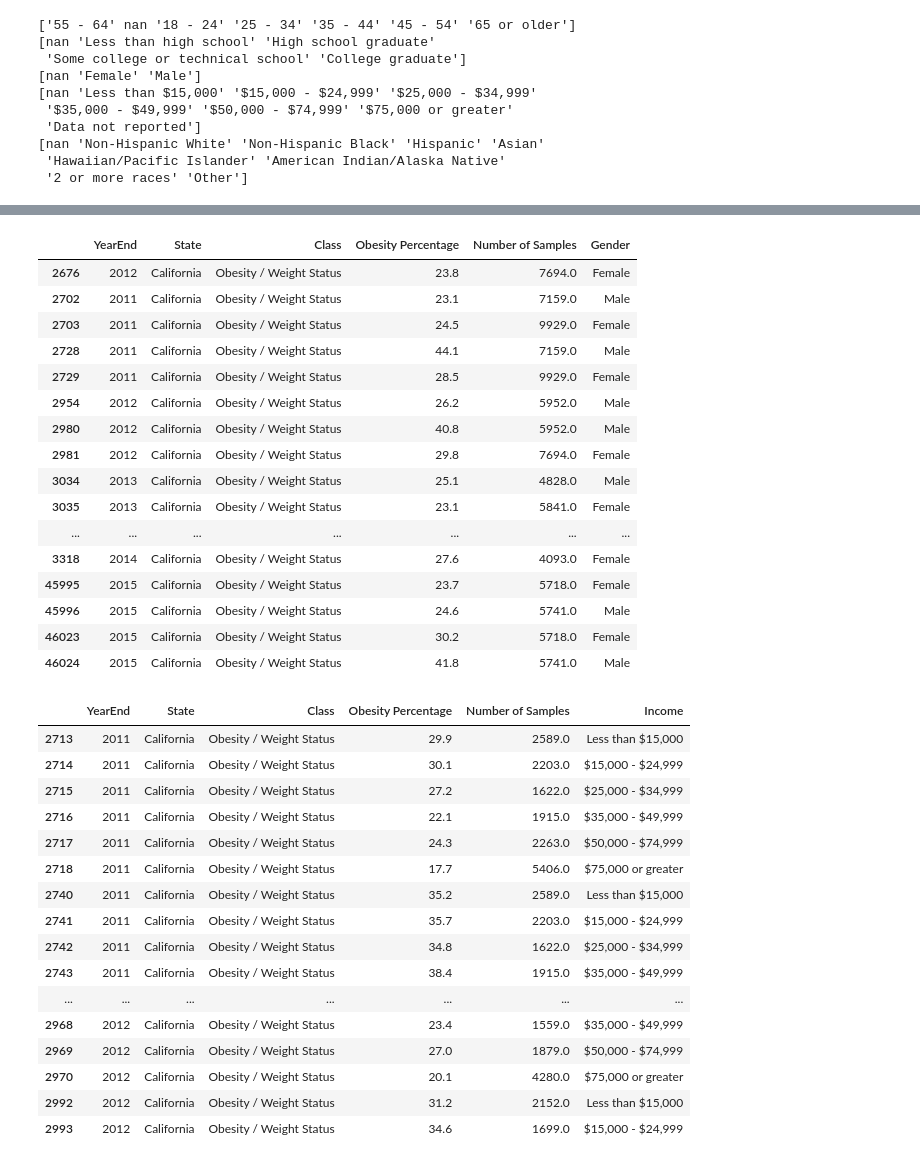
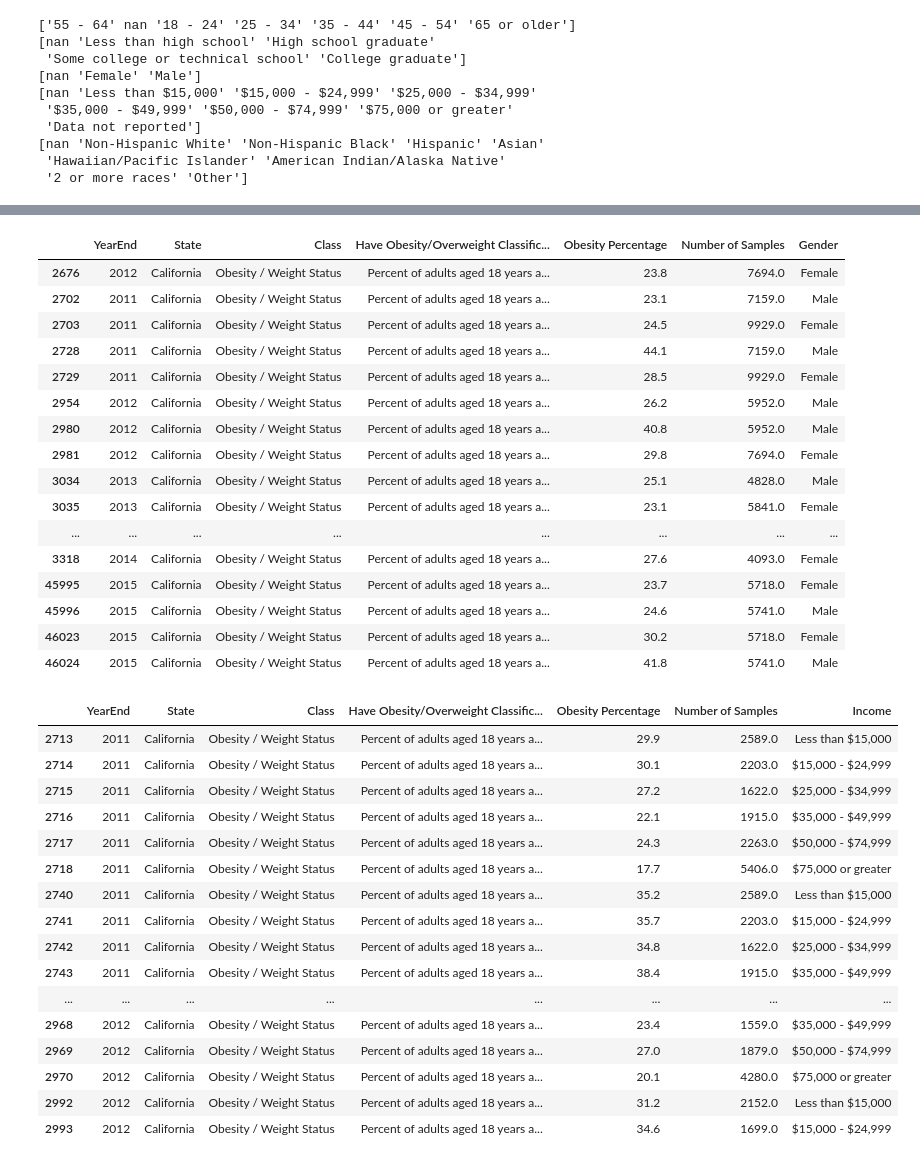
Before and after one commit to improvbutterfly/Fast-Food-Analysis-California, a Jupyter notebook: Analysis/Socioeconomic Status Data Cleaning.ipynb, the cells around one changed output, grey strips where cells are left out. Saved outputs shown, nothing was run; the diff lists cells and outputs as text; code cells hidden in the pictures.

```diff
--- a/Analysis/Socioeconomic Status Data Cleaning.ipynb
+++ b/Analysis/Socioeconomic Status Data Cleaning.ipynb
@@ -24,9 +24,13 @@ california_data = raw_socioeconomic_data_df.loc[((raw_socioeconomic_data_df["Loc
 california_data = california_data.rename({"LocationAbbr":"State (Abbreviation)",
                         "LocationDesc":"State",
                         "Datasource":"Source",
+                        "Question":"Have Obesity/Overweight Classification",
                         "Data_Value":"Obesity Percentage",
                         "Sample_Size":"Number of Samples",
                         "Education":"Level of Education"
                        }, axis='columns')
+
+california_data.loc[("have obesity" in string for string in california_data["Have Obesity/Overweight Classification"].astype("string")), "Have Obesity/Overweight Classification"] = "obesity"
+
 california_data
 # %% [output]
@@ -44,6 +48,6 @@ california_data
 | 50528 | 2016 | 2016 | CA | California | Behavioral Risk Factor Surveillan... | Obesity / Weight Status | Obesity / Weight Status | Percent of adults aged 18 years a... | ... |
 336 rows × 33 columns
 # %%
-california_data = california_data[["YearStart", "YearEnd", "State", "Class", "Obesity Percentage", "Number of Samples", "Age(years)", "Level of Education", "Gender", "Income", "Race/Ethnicity"]]
+california_data = california_data[["YearStart", "YearEnd", "State", "Class","Have Obesity/Overweight Classification", "Obesity Percentage", "Number of Samples", "Age(years)", "Level of Education", "Gender", "Income", "Race/Ethnicity"]]
 california_data
 # %% [output]
@@ -129,47 +133,47 @@ level_of_education_data.head(20)
 # %%
 gender_data = california_data.dropna(subset = ["Gender"])
-gender_data = gender_data[["YearEnd", "State", "Class", "Obesity Percentage", "Number of Samples", "Gender"]]
+gender_data = gender_data[["YearEnd", "State", "Class","Have Obesity/Overweight Classification", "Obesity Percentage", "Number of Samples", "Gender"]]
 gender_data.head(20)
 # %% [output]
-|  | YearEnd | State | Class | Obesity Percentage | Number of Samples | Gender |
-| 2676 | 2012 | California | Obesity / Weight Status | 23.8 | 7694.0 | Female |
-| 2702 | 2011 | California | Obesity / Weight Status | 23.1 | 7159.0 | Male |
-| 2703 | 2011 | California | Obesity / Weight Status | 24.5 | 9929.0 | Female |
-| 2728 | 2011 | California | Obesity / Weight Status | 44.1 | 7159.0 | Male |
-| 2729 | 2011 | California | Obesity / Weight Status | 28.5 | 9929.0 | Female |
-| 2954 | 2012 | California | Obesity / Weight Status | 26.2 | 5952.0 | Male |
-| 2980 | 2012 | California | Obesity / Weight Status | 40.8 | 5952.0 | Male |
-| 2981 | 2012 | California | Obesity / Weight Status | 29.8 | 7694.0 | Female |
-| 3034 | 2013 | California | Obesity / Weight Status | 25.1 | 4828.0 | Male |
-| 3035 | 2013 | California | Obesity / Weight Status | 23.1 | 5841.0 | Female |
-| ... | ... | ... | ... | ... | ... | ... |
-| 3318 | 2014 | California | Obesity / Weight Status | 27.6 | 4093.0 | Female |
-| 45995 | 2015 | California | Obesity / Weight Status | 23.7 | 5718.0 | Female |
-| 45996 | 2015 | California | Obesity / Weight Status | 24.6 | 5741.0 | Male |
-| 46023 | 2015 | California | Obesity / Weight Status | 30.2 | 5718.0 | Female |
-| 46024 | 2015 | California | Obesity / Weight Status | 41.8 | 5741.0 | Male |
+|  | YearEnd | State | Class | Have Obesity/Overweight Classific... | Obesity Percentage | Number of Samples | Gender |
+| 2676 | 2012 | California | Obesity / Weight Status | Percent of adults aged 18 years a... | 23.8 | 7694.0 | Female |
+| 2702 | 2011 | California | Obesity / Weight Status | Percent of adults aged 18 years a... | 23.1 | 7159.0 | Male |
+| 2703 | 2011 | California | Obesity / Weight Status | Percent of adults aged 18 years a... | 24.5 | 9929.0 | Female |
+| 2728 | 2011 | California | Obesity / Weight Status | Percent of adults aged 18 years a... | 44.1 | 7159.0 | Male |
+| 2729 | 2011 | California | Obesity / Weight Status | Percent of adults aged 18 years a... | 28.5 | 9929.0 | Female |
+| 2954 | 2012 | California | Obesity / Weight Status | Percent of adults aged 18 years a... | 26.2 | 5952.0 | Male |
+| 2980 | 2012 | California | Obesity / Weight Status | Percent of adults aged 18 years a... | 40.8 | 5952.0 | Male |
+| 2981 | 2012 | California | Obesity / Weight Status | Percent of adults aged 18 years a... | 29.8 | 7694.0 | Female |
+| 3034 | 2013 | California | Obesity / Weight Status | Percent of adults aged 18 years a... | 25.1 | 4828.0 | Male |
+| 3035 | 2013 | California | Obesity / Weight Status | Percent of adults aged 18 years a... | 23.1 | 5841.0 | Female |
+| ... | ... | ... | ... | ... | ... | ... | ... |
+| 3318 | 2014 | California | Obesity / Weight Status | Percent of adults aged 18 years a... | 27.6 | 4093.0 | Female |
+| 45995 | 2015 | California | Obesity / Weight Status | Percent of adults aged 18 years a... | 23.7 | 5718.0 | Female |
+| 45996 | 2015 | California | Obesity / Weight Status | Percent of adults aged 18 years a... | 24.6 | 5741.0 | Male |
+| 46023 | 2015 | California | Obesity / Weight Status | Percent of adults aged 18 years a... | 30.2 | 5718.0 | Female |
+| 46024 | 2015 | California | Obesity / Weight Status | Percent of adults aged 18 years a... | 41.8 | 5741.0 | Male |
 # %%
 income_data = california_data.dropna(subset = ["Income"])
-income_data = income_data[["YearEnd", "State", "Class", "Obesity Percentage", "Number of Samples", "Income"]]
+income_data = income_data[["YearEnd", "State", "Class","Have Obesity/Overweight Classification", "Obesity Percentage", "Number of Samples", "Income"]]
 income_data = income_data.loc[income_data["Income"] != "Data not reported"]
 income_data.head(20)
 # %% [output]
-|  | YearEnd | State | Class | Obesity Percentage | Number of Samples | Income |
-| 2713 | 2011 | California | Obesity / Weight Status | 29.9 | 2589.0 | Less than $15,000 |
-| 2714 | 2011 | California | Obesity / Weight Status | 30.1 | 2203.0 | $15,000 - $24,999 |
-| 2715 | 2011 | California | Obesity / Weight Status | 27.2 | 1622.0 | $25,000 - $34,999 |
-| 2716 | 2011 | California | Obesity / Weight Status | 22.1 | 1915.0 | $35,000 - $49,999 |
-| 2717 | 2011 | California | Obesity / Weight Status | 24.3 | 2263.0 | $50,000 - $74,999 |
-| 2718 | 2011 | California | Obesity / Weight Status | 17.7 | 5406.0 | $75,000 or greater |
-| 2740 | 2011 | California | Obesity / Weight Status | 35.2 | 2589.0 | Less than $15,000 |
-| 2741 | 2011 | California | Obesity / Weight Status | 35.7 | 2203.0 | $15,000 - $24,999 |
-| 2742 | 2011 | California | Obesity / Weight Status | 34.8 | 1622.0 | $25,000 - $34,999 |
-| 2743 | 2011 | California | Obesity / Weight Status | 38.4 | 1915.0 | $35,000 - $49,999 |
-| ... | ... | ... | ... | ... | ... | ... |
-| 2968 | 2012 | California | Obesity / Weight Status | 23.4 | 1559.0 | $35,000 - $49,999 |
-| 2969 | 2012 | California | Obesity / Weight Status | 27.0 | 1879.0 | $50,000 - $74,999 |
-| 2970 | 2012 | California | Obesity / Weight Status | 20.1 | 4280.0 | $75,000 or greater |
-| 2992 | 2012 | California | Obesity / Weight Status | 31.2 | 2152.0 | Less than $15,000 |
-| 2993 | 2012 | California | Obesity / Weight Status | 34.6 | 1699.0 | $15,000 - $24,999 |
+|  | YearEnd | State | Class | Have Obesity/Overweight Classific... | Obesity Percentage | Number of Samples | Income |
+| 2713 | 2011 | California | Obesity / Weight Status | Percent of adults aged 18 years a... | 29.9 | 2589.0 | Less than $15,000 |
+| 2714 | 2011 | California | Obesity / Weight Status | Percent of adults aged 18 years a... | 30.1 | 2203.0 | $15,000 - $24,999 |
+| 2715 | 2011 | California | Obesity / Weight Status | Percent of adults aged 18 years a... | 27.2 | 1622.0 | $25,000 - $34,999 |
+| 2716 | 2011 | California | Obesity / Weight Status | Percent of adults aged 18 years a... | 22.1 | 1915.0 | $35,000 - $49,999 |
+| 2717 | 2011 | California | Obesity / Weight Status | Percent of adults aged 18 years a... | 24.3 | 2263.0 | $50,000 - $74,999 |
+| 2718 | 2011 | California | Obesity / Weight Status | Percent of adults aged 18 years a... | 17.7 | 5406.0 | $75,000 or greater |
+| 2740 | 2011 | California | Obesity / Weight Status | Percent of adults aged 18 years a... | 35.2 | 2589.0 | Less than $15,000 |
+| 2741 | 2011 | California | Obesity / Weight Status | Percent of adults aged 18 years a... | 35.7 | 2203.0 | $15,000 - $24,999 |
+| 2742 | 2011 | California | Obesity / Weight Status | Percent of adults aged 18 years a... | 34.8 | 1622.0 | $25,000 - $34,999 |
+| 2743 | 2011 | California | Obesity / Weight Status | Percent of adults aged 18 years a... | 38.4 | 1915.0 | $35,000 - $49,999 |
+| ... | ... | ... | ... | ... | ... | ... | ... |
+| 2968 | 2012 | California | Obesity / Weight Status | Percent of adults aged 18 years a... | 23.4 | 1559.0 | $35,000 - $49,999 |
+| 2969 | 2012 | California | Obesity / Weight Status | Percent of adults aged 18 years a... | 27.0 | 1879.0 | $50,000 - $74,999 |
+| 2970 | 2012 | California | Obesity / Weight Status | Percent of adults aged 18 years a... | 20.1 | 4280.0 | $75,000 or greater |
+| 2992 | 2012 | California | Obesity / Weight Status | Percent of adults aged 18 years a... | 31.2 | 2152.0 | Less than $15,000 |
+| 2993 | 2012 | California | Obesity / Weight Status | Percent of adults aged 18 years a... | 34.6 | 1699.0 | $15,000 - $24,999 |
 # %%
 race_ethnicity_data = california_data.dropna(subset = ["Race/Ethnicity"])
```
Also changed, not shown: parts of 5 cells of this notebook.
